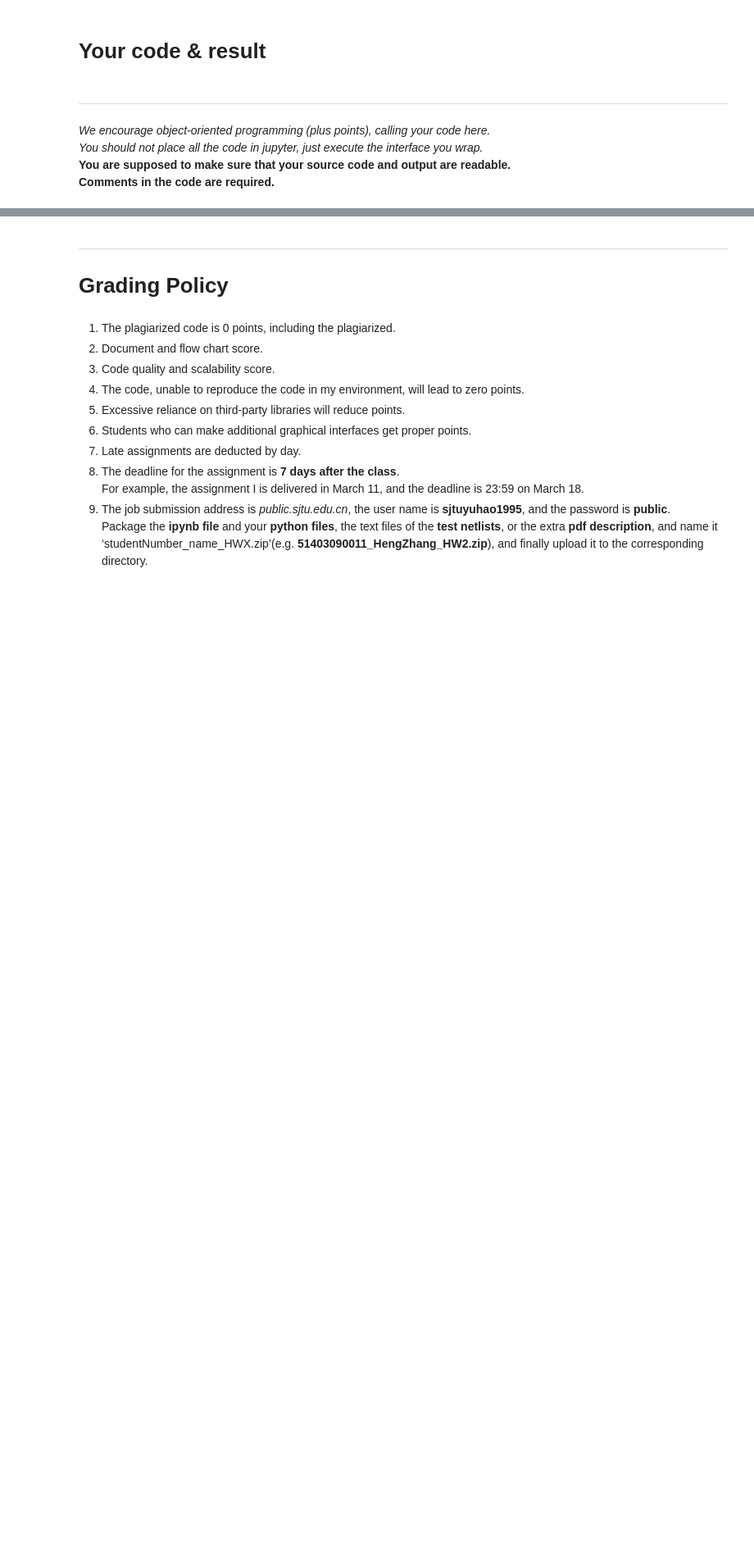
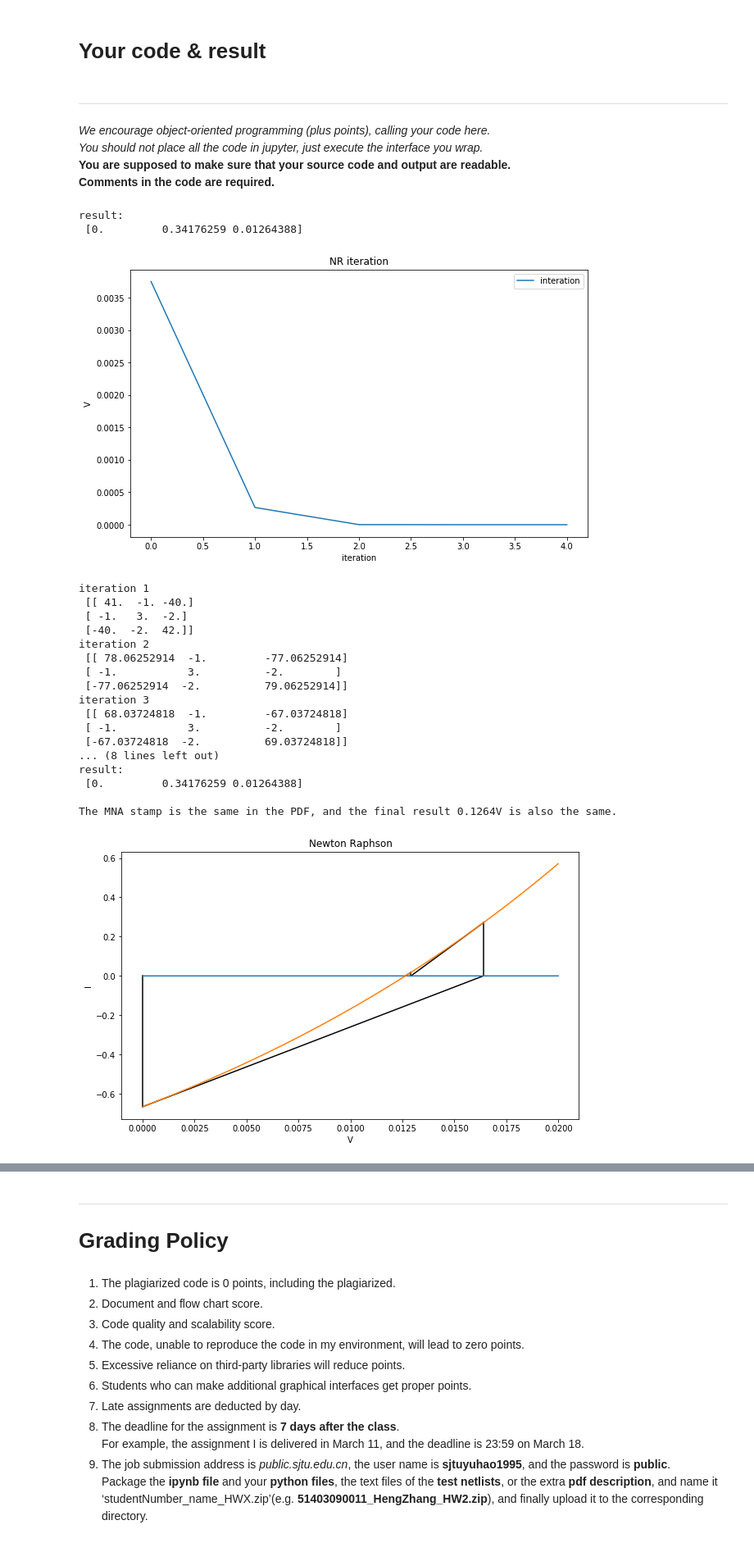
Before and after one commit to GaryYuyjl/EDAproject, a Jupyter notebook: 515260910007_JialiYu_HW4.ipynb, the cells around one changed output, grey strips where cells are left out. Shown at 82% size. Drawn from its saved outputs; the diff is of its cells as text; code cells hidden in the pictures; blank space fills up the shorter version.

```diff
--- a/515260910007_JialiYu_HW4.ipynb
+++ b/515260910007_JialiYu_HW4.ipynb
@@ -48,35 +57,48 @@ ___
 # %%
 # *Your code here
 # *Example code
 # *Note that even if you tend to provide a nice GUI, the following code is also required.
 
-from mySolver import solver
+from Spice import Spice
 netlist1 = '''
 *netlist example 1
 I1 0 1 1
 R2 0 1 1
 R3 1 2 0.5
 D2 2 0 DMODEL
 .print TRAN V(2, 0)
 .end
 '''
-# netlist shown in page 4
-#solver.solve(netlist1) # print the solution
-#solver.showIteration() # visualize the iteration process
+mySpice = Spice()
+mySpice.parse(netlist1)
+mySpice.solve()
+mySpice.showIteration()
+mySpice.printMNAwithDiode(netlist1)
 
-#solver.printMNAwithDiode(netlist1) # show MNA and prove your correctness
+print('\nThe MNA stamp is the same in the PDF, and the final result 0.1264V is also the same.')
 
-#solver.showNewtonRaphson() #plot covergence of the Newton-Raphson iteration
-
-netlist2 = '''
-*netlist example 1
-I1 0 1 1
-R2 0 1 1
-R3 1 2 2
-D2 2 0 DMODEL
-C4 2 0 5
-.print TRAN V(2, 0) V(1,0)
-.end
-''' #netlist shown in page23
-#solver.solve(netlist2) # try to implement the transient simulation
-#solver.plot() # plot the result
+mySpice.showNewtonRaphson()
+%config InlineBackend.figure_format = 'retina'
+%matplotlib inline
+# %% [output]
+result:
+ [0.         0.34176259 0.01264388]
+[figure, added]
+iteration 1
+ [[ 41.  -1. -40.]
+ [ -1.   3.  -2.]
+ [-40.  -2.  42.]]
+iteration 2
+ [[ 78.06252914  -1.         -77.06252914]
+ [ -1.           3.          -2.        ]
+ [-77.06252914  -2.          79.06252914]]
+iteration 3
+ [[ 68.03724818  -1.         -67.03724818]
+ [ -1.           3.          -2.        ]
+ [-67.03724818  -2.          69.03724818]]
+... (8 lines left out)
+result:
+ [0.         0.34176259 0.01264388]
+
+The MNA stamp is the same in the PDF, and the final result 0.1264V is also the same.
+[figure, added]
```
Also changed, not shown: parts of 8 cells of this notebook, 7 other files.
